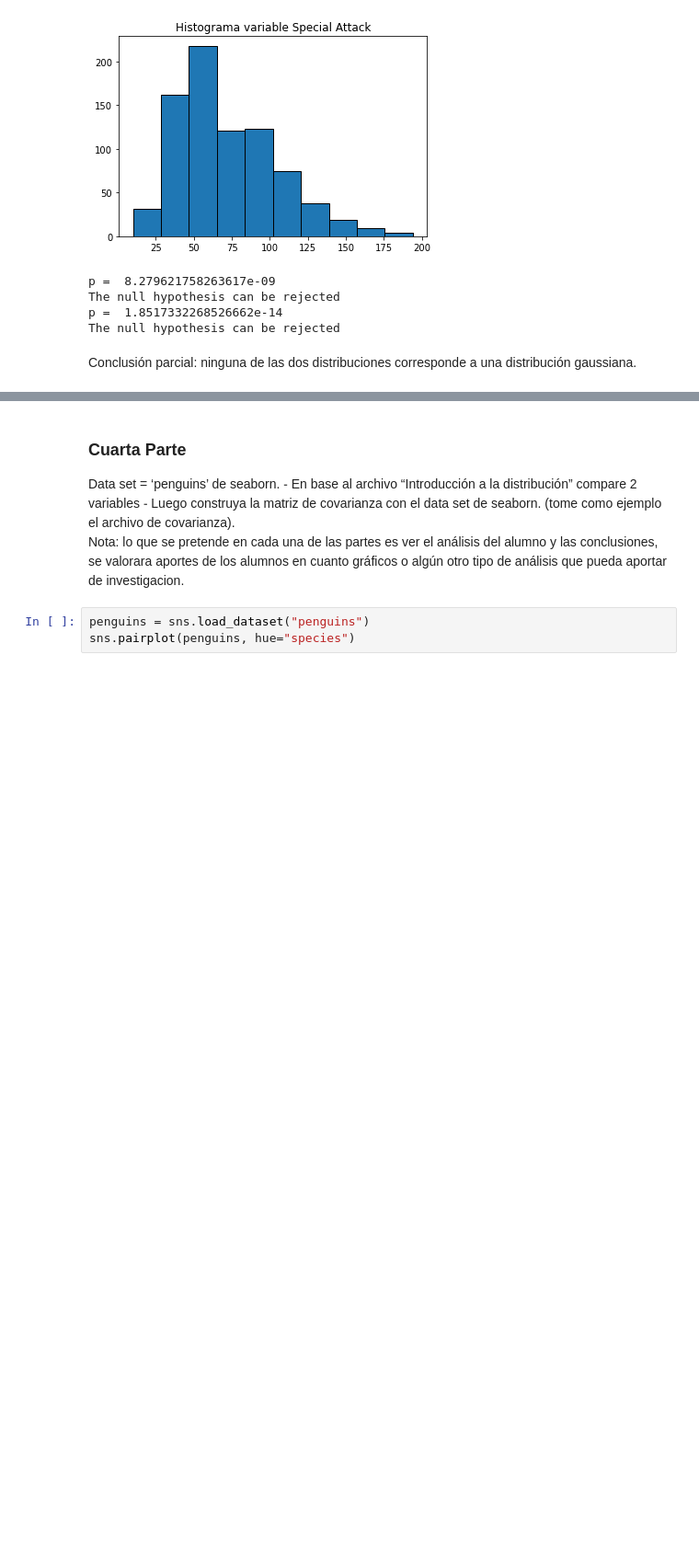
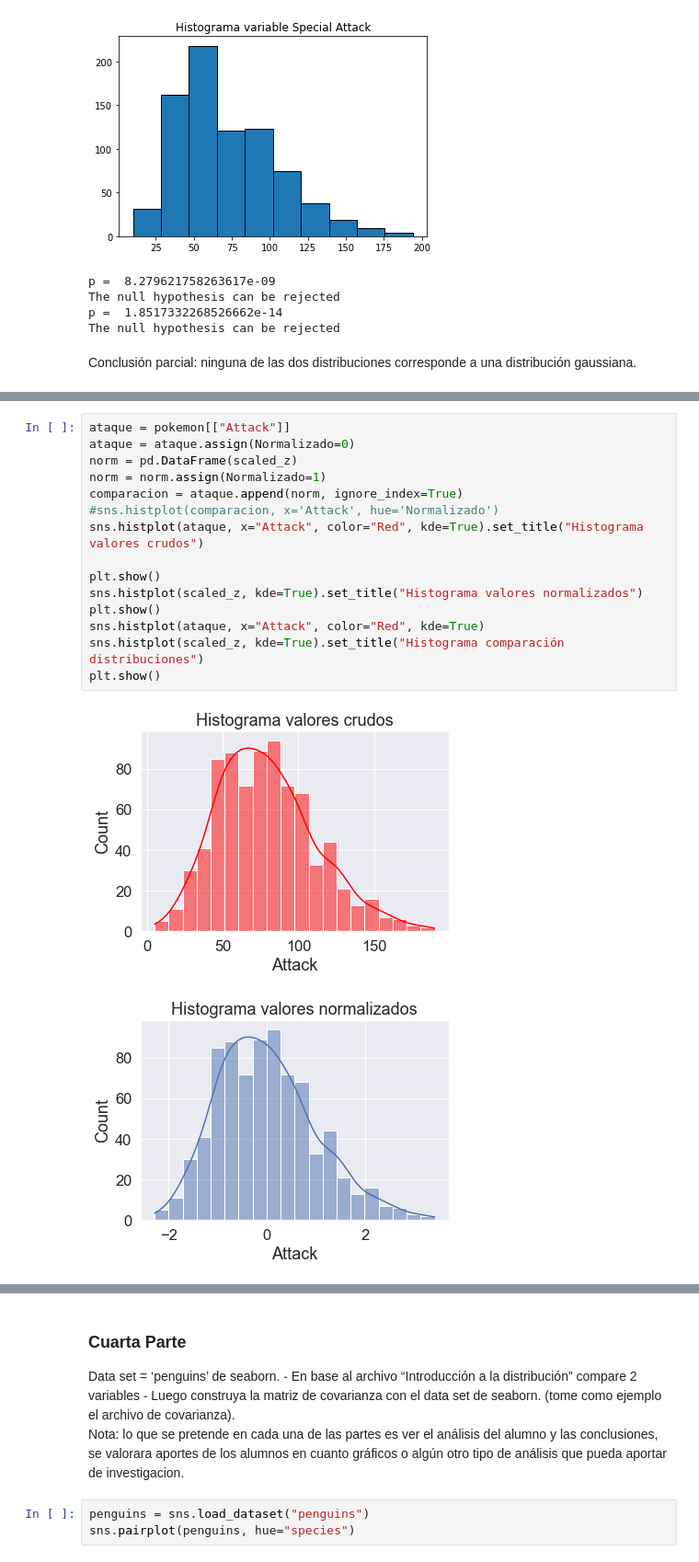
Before and after one commit to calbhach/CIENCIA_DE_DATOS, a Jupyter notebook: examen-modulo-4(CarlosCalvoMiranda).ipynb, the cells around one changed output, grey strips where cells are left out. Shown at 92% size. Saved outputs shown, nothing was run; the diff lists cells and outputs as text; blank space fills up the shorter version.

```diff
--- a/examen-modulo-4(CarlosCalvoMiranda).ipynb
+++ b/examen-modulo-4(CarlosCalvoMiranda).ipynb
@@ -503,0 +523,18 @@ Conclusión parcial: ninguna de las dos distribuciones corresponde a una distrib
+# %%
+ataque = pokemon[["Attack"]]
+ataque = ataque.assign(Normalizado=0)
+norm = pd.DataFrame(scaled_z)
+norm = norm.assign(Normalizado=1)
+comparacion = ataque.append(norm, ignore_index=True)
+#sns.histplot(comparacion, x='Attack', hue='Normalizado')
+sns.histplot(ataque, x="Attack", color="Red", kde=True).set_title("Histograma valores crudos")
+
+plt.show()
+sns.histplot(scaled_z, kde=True).set_title("Histograma valores normalizados")
+plt.show()
+sns.histplot(ataque, x="Attack", color="Red", kde=True)
+sns.histplot(scaled_z, kde=True).set_title("Histograma comparación distribuciones")
+plt.show()
+# %% [output]
+[figure, added]
+[figure, added]
```
Also changed, not shown: parts of 9 cells of this notebook.
